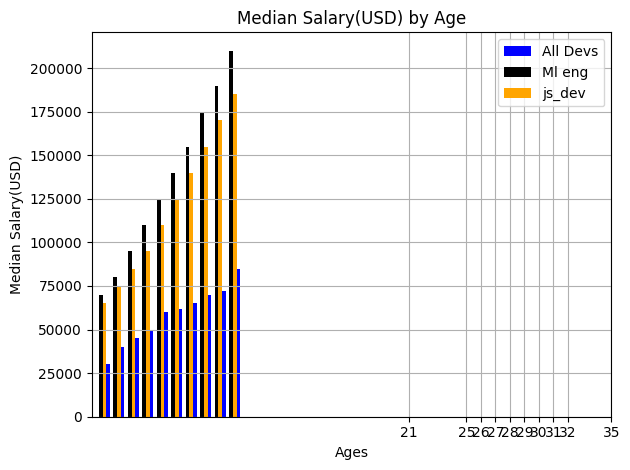
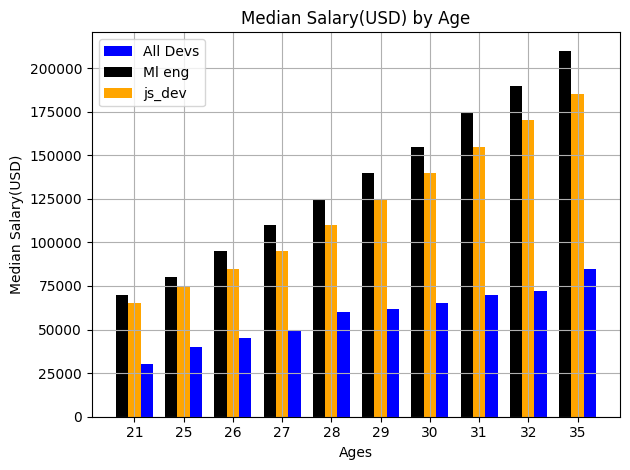
Unified diff of the notebook cell whose output changed from the first chart to the second:
--- before
+++ after
@@ -24,7 +24,8 @@
 plt.ylabel('Median Salary(USD)')
 plt.title('Median Salary(USD) by Age')
+plt.xkcd
 plt.legend()
 plt.grid(True)
 plt.tight_layout() 
-
+plt.savefig('barplot.png')
 plt.show()

Commit: COMPLETED PLOTS NOW WORKING ON IRIS EDA